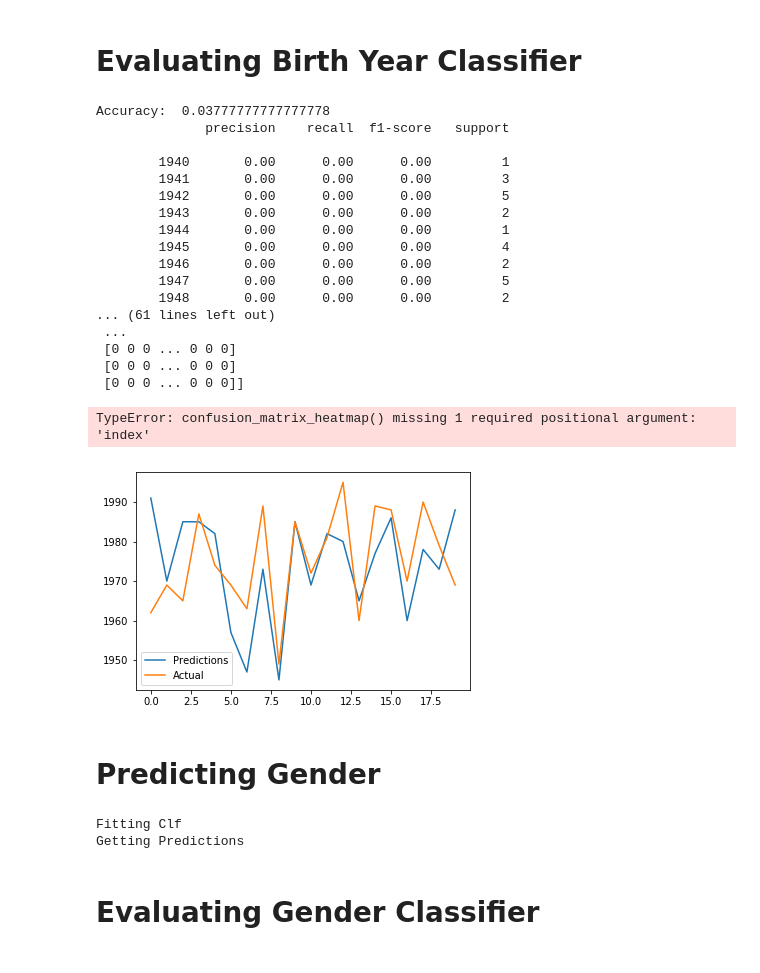
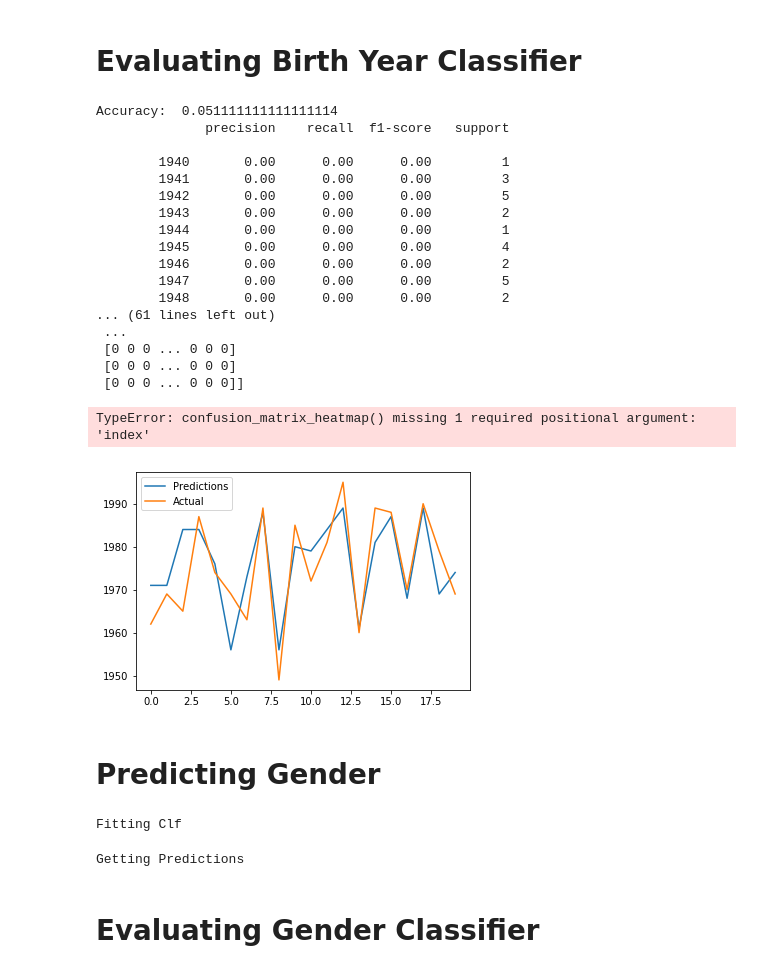
Before and after one commit to JayanMistry/AppliedDataMining, a Jupyter notebook: FinalProject/PredictingAgeAndGender.ipynb, the cells around one changed output. Drawn from its saved outputs; the diff is of its cells as text; code cells hidden in the pictures.

```diff
--- a/FinalProject/PredictingAgeAndGender.ipynb
+++ b/FinalProject/PredictingAgeAndGender.ipynb
@@ -348,28 +349,22 @@ confusion_matrix_heatmap(confusion_matrix(Gender_y_test,predictions), ['M','F'])
 clf = SVR(gamma='scale', C=1.0, epsilon=0.2)
 clf = DecisionTreeRegressor()
 AdaBoostRegress = AdaBoostRegressor(clf,
-                          n_estimators=2, random_state=0)
+                          n_estimators=50, random_state=0)
 
-pipeline = Pipeline([
+BirthYearPipeline = Pipeline([
     ('processor', DocumentProcessor(process_method = get_tokens_fql)),
     ('vectorizer', DictVectorizer()),
     ('clf', AdaBoostRegress),
-    #('clf', clf),
-    #('clf', MLPClassifier(random_state=0, verbose=1, max_iter = 10)),
-   # ('clf', MLPClassifier(solver='liblinear', random_state=0, verbose=1)),
 ])
 
-
-
-
 print('Fitting Clf')
-pipeline.fit(Birth_X_train, Birth_y_train)
+BirthYearPipeline.fit(Birth_X_train, Birth_y_train)
 print('Saving Model')
 filename = 'BirthYearRegression_AdaBoost50.sav'
-pickle.dump(pipeline, open(filename, 'wb'))
-pipeline = pickle.load(open(filename, 'rb'))
+pickle.dump(BirthYearPipeline, open(filename, 'wb'))
+BirthYearPipeline = pickle.load(open(filename, 'rb'))
 print('Getting Predictions')
-predictions = pipeline.predict(Birth_X_test)
+predictions = BirthYearPipeline.predict(Birth_X_test)
 predictions = [round(x) for x in predictions]
 # %% [output]
 Fitting Clf
@@ -380,64 +375,58 @@ Getting Predictions
 # %%
 print("Accuracy: ", accuracy_score(Birth_y_test, predictions))
 print(classification_report(Birth_y_test, predictions))
 print(confusion_matrix(Birth_y_test, predictions))
 
 res = pd.DataFrame( data = {'Predictions': predictions, 'Actual': Birth_y_test} )
 res[:20].plot()
+
+labels = list(set(Birth_y_test))
+
 confusion_matrix_heatmap(confusion_matrix(Birth_y_test,predictions))
 
-print(predictions[30:40])
-print(Birth_y_test[30:40])
-
-
-
 math.sqrt(mean_squared_error(predictions,Birth_y_test))
 # %% [output]
-Accuracy:  0.03777777777777778
+Accuracy:  0.051111111111111114
               precision    recall  f1-score   support
 
         1940       0.00      0.00      0.00         1
         1941       0.00      0.00      0.00         3
         1942       0.00      0.00      0.00         5
         1943       0.00      0.00      0.00         2
         1944       0.00      0.00      0.00         1
         1945       0.00      0.00      0.00         4
         1946       0.00      0.00      0.00         2
         1947       0.00      0.00      0.00         5
         1948       0.00      0.00      0.00         2
 ... (61 lines left out)
  ...
  [0 0 0 ... 0 0 0]
  [0 0 0 ... 0 0 0]
  [0 0 0 ... 0 0 0]]
 TypeError: confusion_matrix_heatmap() missing 1 required positional argument: 'index'
-[figure, old version]
+[figure, new version]
 # %% [markdown]
 # Predicting Gender
-# %%
-clf = SVR(gamma='scale', C=1.0, epsilon=0.2)
-clf = DecisionTreeRegressor()
-AdaBoostRegress = AdaBoostRegressor(clf,
-                          n_estimators=50, random_state=0)
-
-pipeline = Pipeline([
-    ('processor', DocumentProcessor(process_method = get_tokens_fql)),
-    ('vectorizer', DictVectorizer()),
-    ('clf', AdaBoostRegress),
-    #('clf', clf),
-    #('clf', MLPClassifier(random_state=0, verbose=1, max_iter = 10)),
-   # ('clf', MLPClassifier(solver='liblinear', random_state=0, verbose=1)),
-])
-
-
-print('Fitting Clf')
-pipeline.fit(Birth_X_train, Birth_y_train)
-print('Getting Predictions')
-predictions = pipeline.predict(Birth_X_test)
-predictions = [round(x) for x in predictions]
-# %% [output]
-Fitting Clf
-Getting Predictions
+# %%
+
+clf = RandomForestClassifier()
+
+
+AdaBoostClf = AdaBoostClassifier(clf, n_estimators=2, random_state=0)
+
+GenderPipeline = Pipeline([
+    ('processor', DocumentProcessor(process_method = get_tokens_fql)),
+    ('vectorizer', DictVectorizer()),
+    ('clf', AdaBoostClf),
+])
+
+print('Fitting Clf')
+GenderPipeline.fit(Gender_X_train, Gender_y_train)
+print('Getting Predictions')
+predictions = GenderPipeline.predict(Gender_X_test)
+# %% [output]
+Fitting Clf
+Getting Predictions
 # %% [markdown]
 # Evaluating Gender Classifier
 # %%
```
Also changed, not shown: parts of 5 cells of this notebook, 2 other files.
